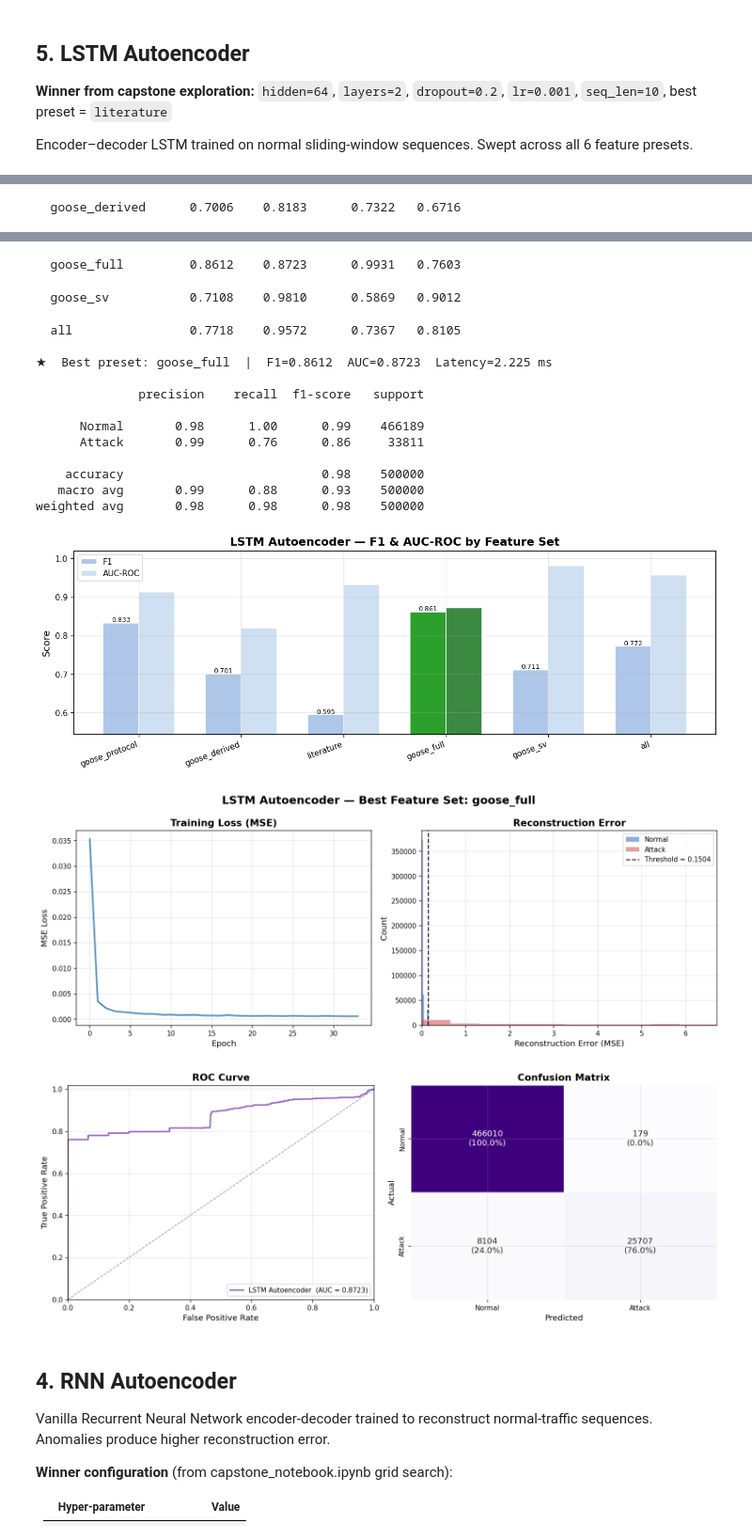
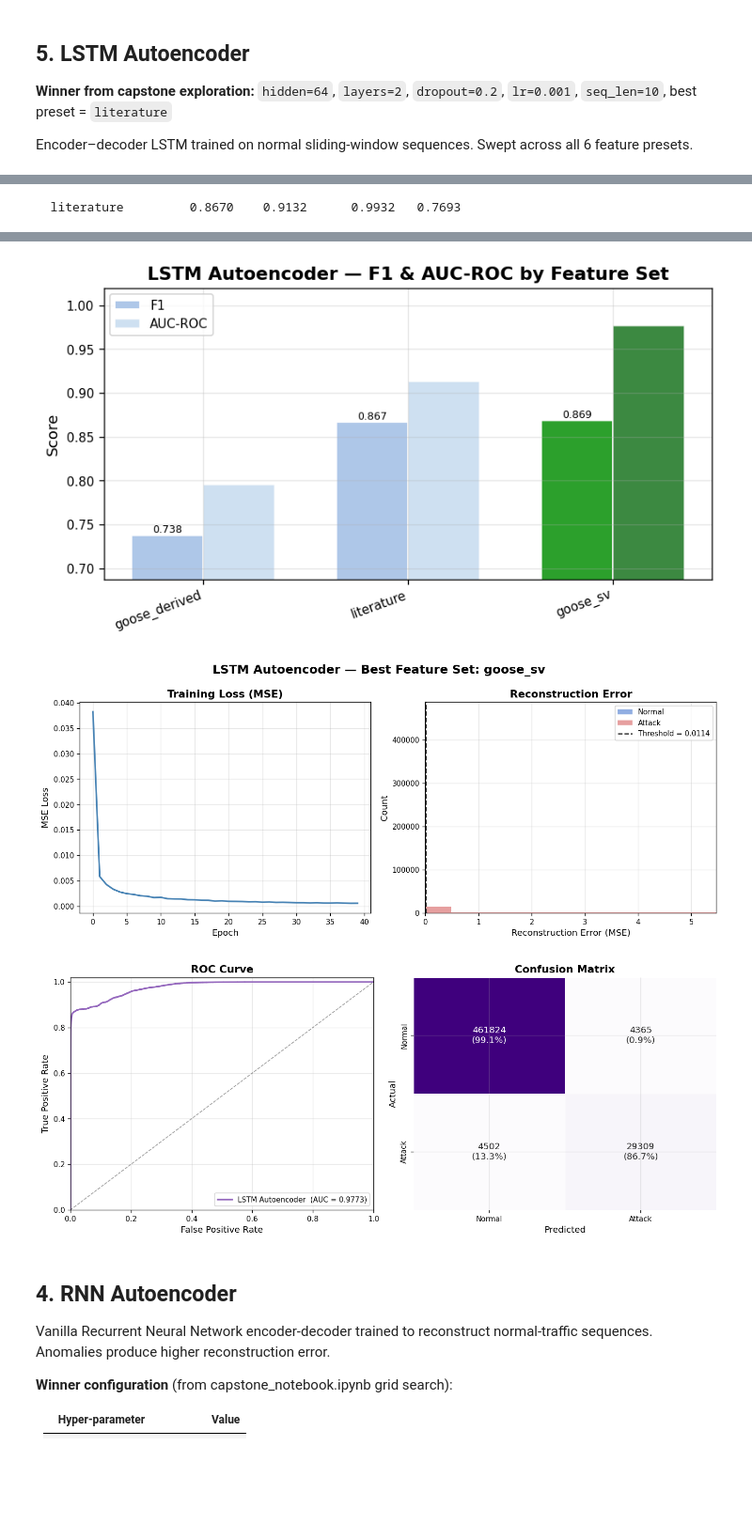
Before and after one commit to josephmoore99/Capstone-Project-IEC-61850-Anomaly-Detection, a Jupyter notebook: optimized_models.ipynb, the cells around one changed output, grey strips where cells are left out. Shown at 94% size. Cells and saved outputs as stored; diff of their text form; code cells hidden in the pictures; blank space fills up the shorter version.

```diff
--- a/optimized_models.ipynb
+++ b/optimized_models.ipynb
@@ -170,7 +251,7 @@ FEATURE_PRESETS = {
 }
 
 # Ordered list of presets evaluated in every model's feature-set sweep
-SWEEP_PRESETS = ['goose_protocol', 'goose_derived', 'literature', 'goose_full', 'goose_sv', 'all']
+SWEEP_PRESETS = ['goose_derived', 'literature', 'goose_sv']
 
 _data_cache: dict   = {}
 _loader_cache: dict = {}   # keyed by (preset, seq_len) — shared across all seq models
@@ -244,7 +325,7 @@ class SequenceDataset(Dataset):
 
 def build_sequence_loaders(X_tr, y_tr, X_te, y_te,
                            seq_len=10, batch_size=512,
-                           max_train=300_000, max_test=500_000):
+                           max_train=400_000, max_test=500_000):
     train_ds  = SequenceDataset(X_tr, y_tr, seq_len, normal_only=True,
                                 max_samples=max_train, verbose=False)
     test_ds   = SequenceDataset(X_te, y_te, seq_len, normal_only=False,
@@ -312,7 +393,7 @@ def build_mlp_ae(in_dim: int, bottleneck: int) -> nn.Sequential:
 # ══════════════════════════════════════════════════════════════════════════════
 # TRAINING HELPERS
 # ══════════════════════════════════════════════════════════════════════════════
-def train_ae_flat(model, train_dl, n_epochs, lr, dev, desc='AE', patience=10):
+def train_ae_flat(model, train_dl, n_epochs, lr, dev, desc='AE', patience=15):
     opt, crit = optim.Adam(model.parameters(), lr=lr), nn.MSELoss()
     scaler    = GradScaler('cuda', enabled=(dev.type == 'cuda'))
     losses, best_l, wait = [], float('inf'), 0
@@ -333,7 +414,7 @@ def train_ae_flat(model, train_dl, n_epochs, lr, dev, desc='AE', patience=10):
     return losses
 
 
-def train_seq_model(model, train_dl, n_epochs, lr, dev, desc='Model', patience=10):
+def train_seq_model(model, train_dl, n_epochs, lr, dev, desc='Model', patience=15):
     opt, crit = optim.Adam(model.parameters(), lr=lr), nn.MSELoss()
     scaler    = GradScaler('cuda', enabled=(dev.type == 'cuda'))
     losses, best_l, wait = [], float('inf'), 0
@@ -715,8 +792,8 @@ weighted avg       0.99      0.99      0.98   2955648
 Encoder–decoder LSTM trained on normal sliding-window sequences. Swept across all 6 feature presets.
 # %%
 # ── Fixed winner params from capstone_notebook.ipynb ──────────────────────────
-# Best LSTM: hidden=64, layers=2, dropout=0.2, lr=0.001, seq_len=10, preset=literature
-LSTM_HID, LSTM_NL, LSTM_DROP, LSTM_LR, LSTM_SEQ = 64, 2, 0.2, 1e-3, 10
+# Best LSTM: hidden=128, layers=2, dropout=0.2, lr=0.001, seq_len=10, preset=literature
+LSTM_HID, LSTM_NL, LSTM_DROP, LSTM_LR, LSTM_SEQ = 128, 2, 0.2, 1e-3, 10
 
 lstm_preset_metrics                 = {}
 best_lstm_f1, best_lstm_preset      = -1, None
@@ -778,20 +855,20 @@ print(classification_report(best_lstm_y_labels, best_lstm_y_pred,
                              target_names=['Normal', 'Attack']))
 
 # ── Chart 1: F1 & AUC by feature set ──────────────────────────────────────────
-fig, ax = plt.subplots(figsize=(11, 4))
+fig, ax = plt.subplots(figsize=(7, 4))
 plot_preset_sweep(ax, lstm_preset_metrics, best_lstm_preset,
                   'LSTM Autoencoder — F1 & AUC-ROC by Feature Set')
 plt.tight_layout(); plt.show()
 
 # ── Chart 2: Training loss + Reconstruction error (best preset) ───────────────
-fig, (ax1, ax2) = plt.subplots(1, 2, figsize=(13, 5))
+fig, (ax1, ax2) = plt.subplots(1, 2, figsize=(12, 5))
 fig.suptitle(f'LSTM Autoencoder — Best Feature Set: {best_lstm_preset}', fontweight='bold')
 plot_loss(ax1, best_lstm['losses'])
 plot_error_dist(ax2, best_lstm['errors'], best_lstm['y_labels'], best_lstm['threshold'])
 plt.tight_layout(); plt.show()
 
 # ── Chart 3: ROC + Confusion Matrix (best preset) ─────────────────────────────
-fig, (ax1, ax2) = plt.subplots(1, 2, figsize=(13, 5))
+fig, (ax1, ax2) = plt.subplots(1, 2, figsize=(12, 5))
 fpr, tpr, _ = roc_curve(best_lstm['y_labels'], best_lstm['errors'])
 plot_roc(ax1, fpr, tpr, best_lstm['auc_roc'], label='LSTM Autoencoder', color='#9467bd')
 plot_cm(ax2, confusion_matrix(best_lstm['y_labels'], best_lstm['y_pred']), cmap='Purples')
@@ -806 +883 @@ LSTM Autoencoder — feature-set sweep
-  goose_derived      0.7006    0.8183      0.7322   0.6716
+  literature         0.8670    0.9132      0.9932   0.7693
@@ -808,20 +896,6 @@ LSTM Autoencoder — feature-set sweep
-  goose_full         0.8612    0.8723      0.9931   0.7603
-  goose_sv           0.7108    0.9810      0.5869   0.9012
-  all                0.7718    0.9572      0.7367   0.8105
-
-★  Best preset: goose_full  |  F1=0.8612  AUC=0.8723  Latency=2.225 ms
-
-              precision    recall  f1-score   support
-
-      Normal       0.98      1.00      0.99    466189
-      Attack       0.99      0.76      0.86     33811
-
-    accuracy                           0.98    500000
-   macro avg       0.99      0.88      0.93    500000
-weighted avg       0.98      0.98      0.98    500000
-[figure, old version]
+[figure, new version]
-[figure, old version]
+[figure, new version]
-[figure, old version]
+[figure, new version]
 # %% [markdown]
 ## 4. RNN Autoencoder
 
```
Also changed, not shown: parts of 13 cells of this notebook.
